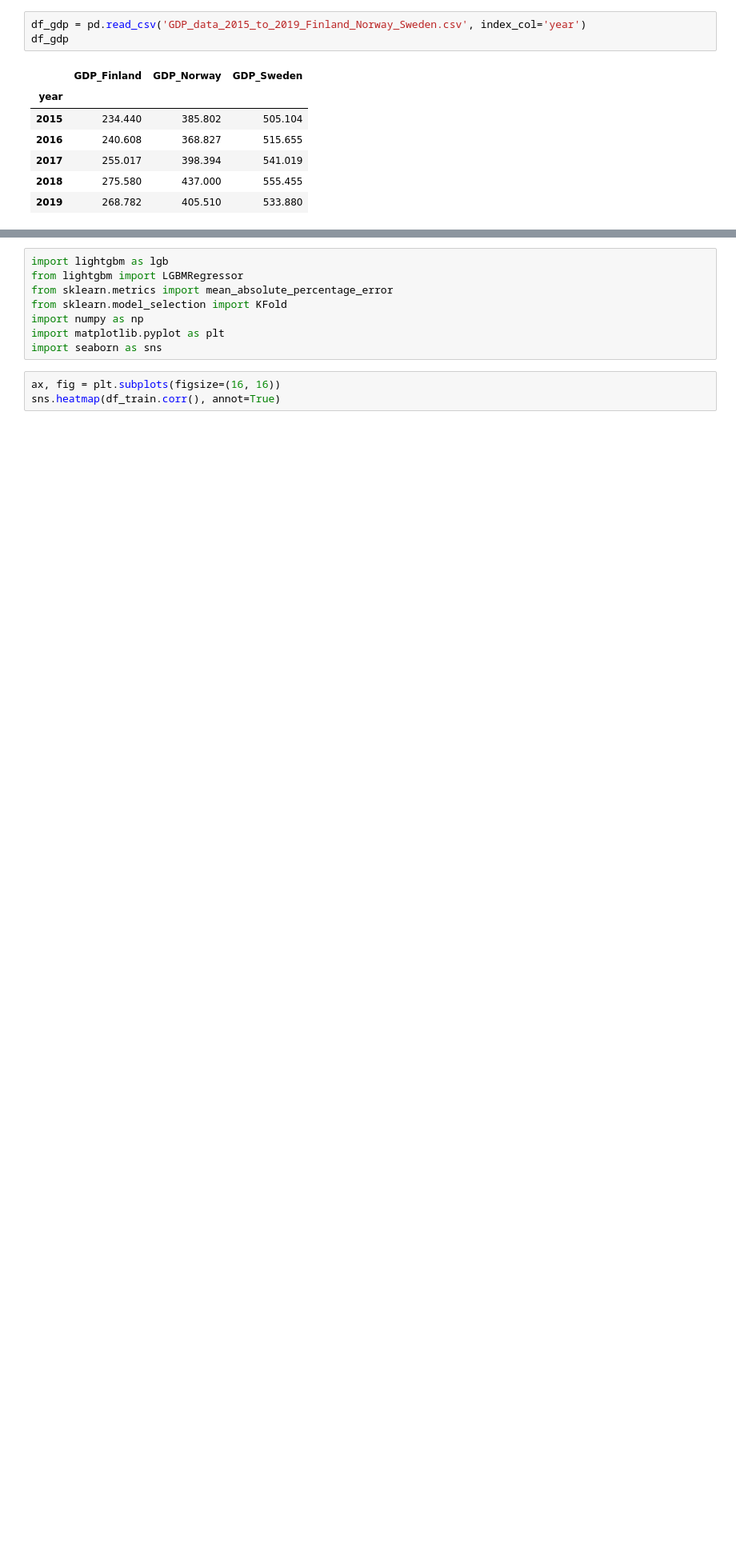
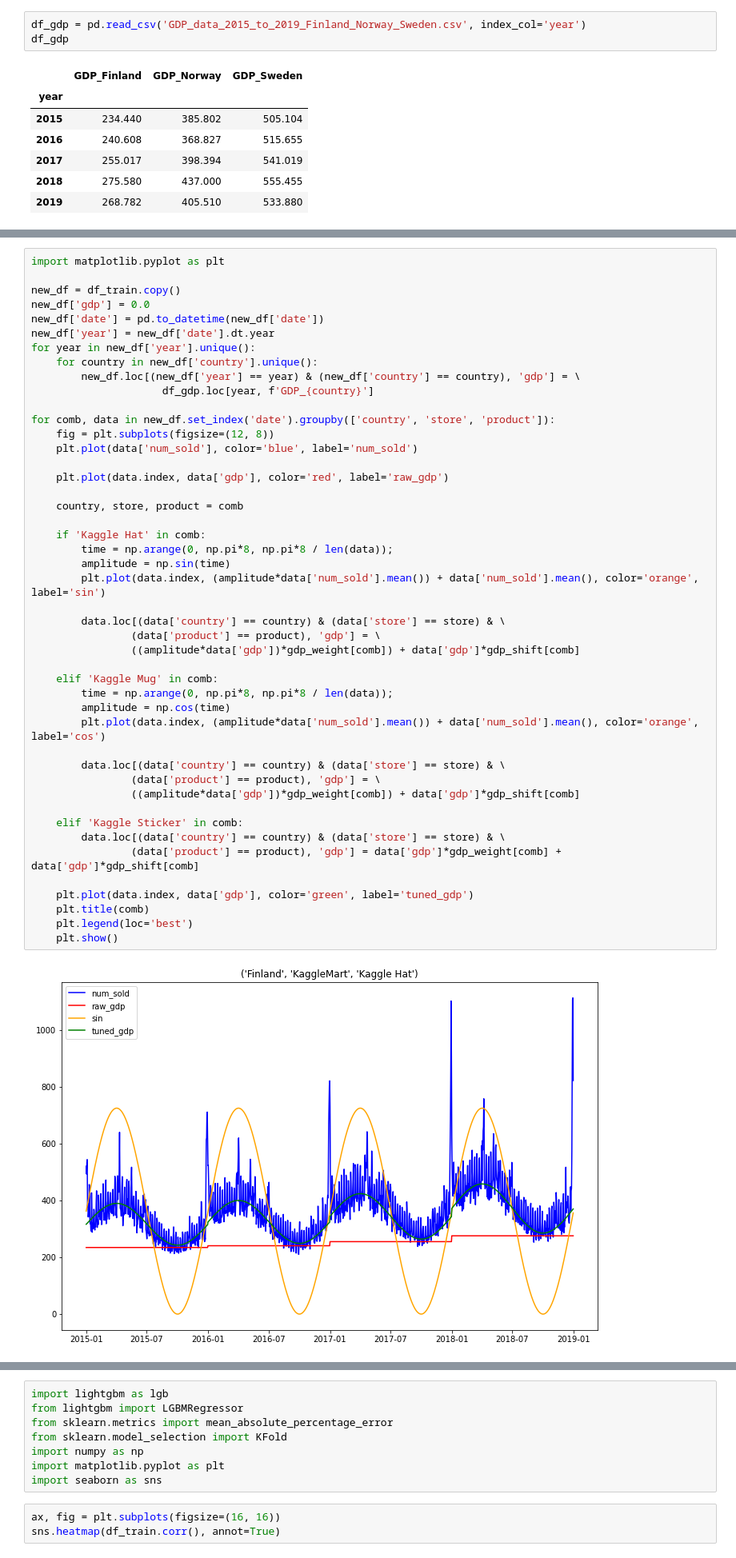
Before and after one commit to vs-sat-dev/Tabular-Compete, a Jupyter notebook: TabularPlayground.ipynb, the cells around one changed output, grey strips where cells are left out. Shown at 80% size. Cells and saved outputs as stored; diff of their text form; blank space fills up the shorter version.

Commit message:
Add date shift

```diff
--- a/TabularPlayground.ipynb
+++ b/TabularPlayground.ipynb
@@ -204,0 +162,48 @@ for comb, data in new_df.set_index('date').groupby(['country', 'store', 'product
+# %%
+import matplotlib.pyplot as plt
+
+new_df = df_train.copy()
+new_df['gdp'] = 0.0
+new_df['date'] = pd.to_datetime(new_df['date'])
+new_df['year'] = new_df['date'].dt.year
+for year in new_df['year'].unique():
+    for country in new_df['country'].unique():
+        new_df.loc[(new_df['year'] == year) & (new_df['country'] == country), 'gdp'] = \
+                     df_gdp.loc[year, f'GDP_{country}']
+
+for comb, data in new_df.set_index('date').groupby(['country', 'store', 'product']):
+    fig = plt.subplots(figsize=(12, 8))
+    plt.plot(data['num_sold'], color='blue', label='num_sold')
+
+    plt.plot(data.index, data['gdp'], color='red', label='raw_gdp')
+
+    country, store, product = comb
+
+    if 'Kaggle Hat' in comb:
+        time = np.arange(0, np.pi*8, np.pi*8 / len(data));
+        amplitude = np.sin(time)
+        plt.plot(data.index, (amplitude*data['num_sold'].mean()) + data['num_sold'].mean(), color='orange', label='sin')
+
+        data.loc[(data['country'] == country) & (data['store'] == store) & \
+                (data['product'] == product), 'gdp'] = \
+                ((amplitude*data['gdp'])*gdp_weight[comb]) + data['gdp']*gdp_shift[comb]
+
+    elif 'Kaggle Mug' in comb:
+        time = np.arange(0, np.pi*8, np.pi*8 / len(data));
+        amplitude = np.cos(time)
+        plt.plot(data.index, (amplitude*data['num_sold'].mean()) + data['num_sold'].mean(), color='orange', label='cos')
+
+        data.loc[(data['country'] == country) & (data['store'] == store) & \
+                (data['product'] == product), 'gdp'] = \
+                ((amplitude*data['gdp'])*gdp_weight[comb]) + data['gdp']*gdp_shift[comb]
+
+    elif 'Kaggle Sticker' in comb:
+        data.loc[(data['country'] == country) & (data['store'] == store) & \
+                (data['product'] == product), 'gdp'] = data['gdp']*gdp_weight[comb] + data['gdp']*gdp_shift[comb]
+
+    plt.plot(data.index, data['gdp'], color='green', label='tuned_gdp')
+    plt.title(comb)
+    plt.legend(loc='best')
+    plt.show()
+# %% [output]
+[figure, added]
```
Also changed, not shown: parts of 18 cells of this notebook, 2 other files.
